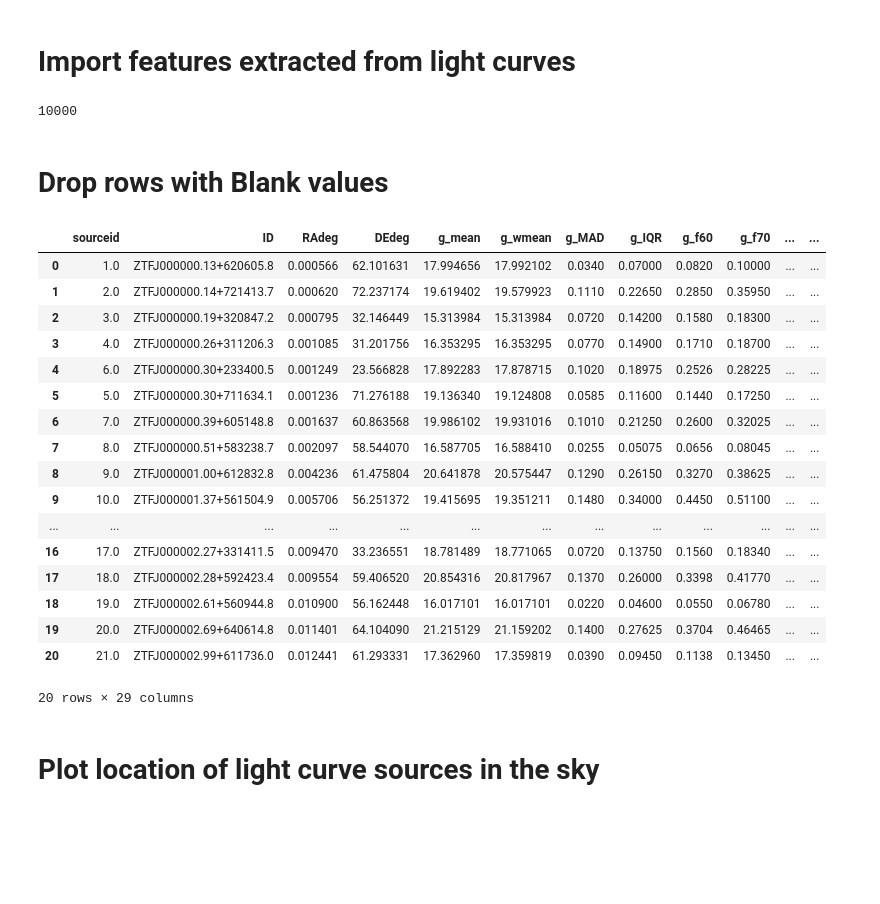
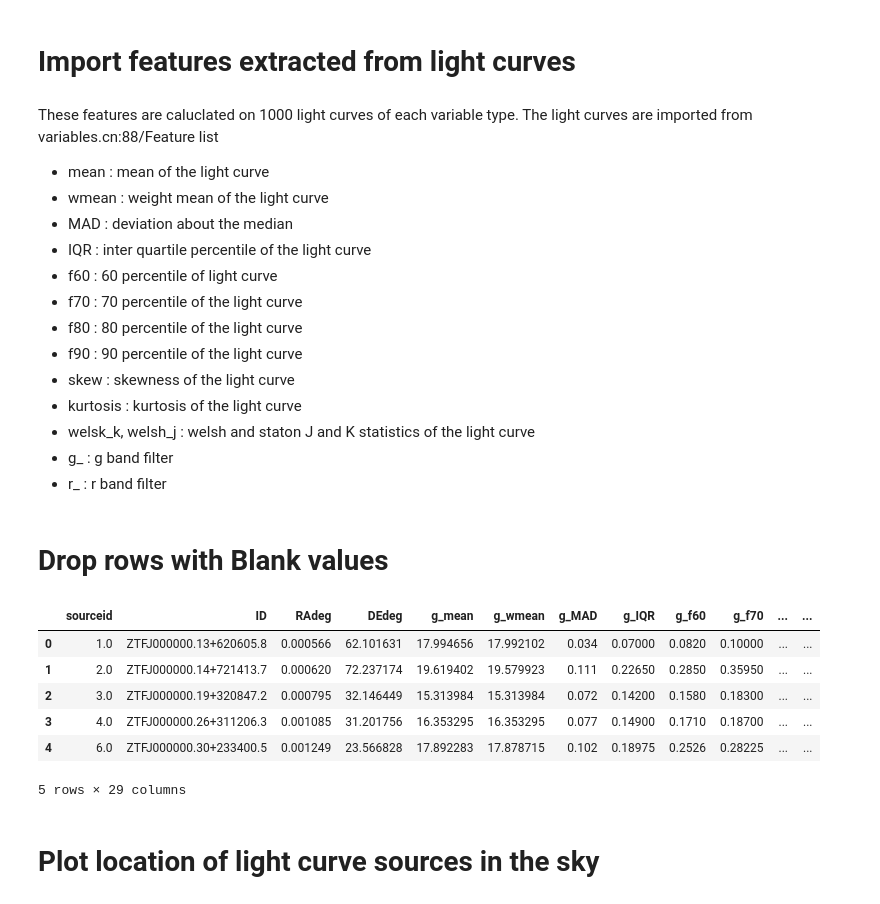
Before and after one commit to truptimr/UCSD-MLE-ZTF, a Jupyter notebook: Extracted_Data_Classifier-BalancedDataset.ipynb, the cells around one changed output. Drawn from its saved outputs; the diff is of its cells as text; code cells hidden in the pictures; blank space fills up the shorter version.

```diff
--- a/Extracted_Data_Classifier-BalancedDataset.ipynb
+++ b/Extracted_Data_Classifier-BalancedDataset.ipynb
@@ -20,36 +22,36 @@ print(label)
 df = pd.read_csv('features10000.csv', header=None, skiprows=1)
 header = pd.read_csv('features10000.csv', header=None, nrows=1)
 df.columns = header.iloc[0]
-# %%
-len(df)
-# %% [output]
-10000
+# %% [markdown]
+These features are caluclated on 1000 light curves of each variable type. The light curves are imported from variables.cn:88/Feature list
+- mean : mean of the light curve
+- wmean : weight mean of the light curve
+- MAD : deviation about the median
+- IQR : inter quartile percentile of the light curve
+- f60 : 60 percentile  of light curve
+- f70 : 70 percentile of the light curve
+- f80 : 80 percentile of the light curve
+- f90 : 90 percentile of the light curve
+- skew : skewness of the light curve
+- kurtosis : kurtosis of the light curve
+- welsk_k, welsh_j : welsh and staton J and K statistics of the light curve
+- g_ : g band filter
+- r_ : r band filter
 # %% [markdown]
 # Drop rows with Blank values
 # %%
 df.replace('', np.nan, inplace=True)
 df.dropna(inplace=True)
 # %%
-df.head(20)
+df.head()
 # %% [output]
 |  | sourceid | ID | RAdeg | DEdeg | g_mean | g_wmean | g_MAD | g_IQR | g_f60 | g_f70 | ... | ... |
-| 0 | 1.0 | ZTFJ000000.13+620605.8 | 0.000566 | 62.101631 | 17.994656 | 17.992102 | 0.0340 | 0.07000 | 0.0820 | 0.10000 | ... | ... |
-| 1 | 2.0 | ZTFJ000000.14+721413.7 | 0.000620 | 72.237174 | 19.619402 | 19.579923 | 0.1110 | 0.22650 | 0.2850 | 0.35950 | ... | ... |
-| 2 | 3.0 | ZTFJ000000.19+320847.2 | 0.000795 | 32.146449 | 15.313984 | 15.313984 | 0.0720 | 0.14200 | 0.1580 | 0.18300 | ... | ... |
-| 3 | 4.0 | ZTFJ000000.26+311206.3 | 0.001085 | 31.201756 | 16.353295 | 16.353295 | 0.0770 | 0.14900 | 0.1710 | 0.18700 | ... | ... |
-| 4 | 6.0 | ZTFJ000000.30+233400.5 | 0.001249 | 23.566828 | 17.892283 | 17.878715 | 0.1020 | 0.18975 | 0.2526 | 0.28225 | ... | ... |
-| 5 | 5.0 | ZTFJ000000.30+711634.1 | 0.001236 | 71.276188 | 19.136340 | 19.124808 | 0.0585 | 0.11600 | 0.1440 | 0.17250 | ... | ... |
-| 6 | 7.0 | ZTFJ000000.39+605148.8 | 0.001637 | 60.863568 | 19.986102 | 19.931016 | 0.1010 | 0.21250 | 0.2600 | 0.32025 | ... | ... |
-| 7 | 8.0 | ZTFJ000000.51+583238.7 | 0.002097 | 58.544070 | 16.587705 | 16.588410 | 0.0255 | 0.05075 | 0.0656 | 0.08045 | ... | ... |
-| 8 | 9.0 | ZTFJ000001.00+612832.8 | 0.004236 | 61.475804 | 20.641878 | 20.575447 | 0.1290 | 0.26150 | 0.3270 | 0.38625 | ... | ... |
-| 9 | 10.0 | ZTFJ000001.37+561504.9 | 0.005706 | 56.251372 | 19.415695 | 19.351211 | 0.1480 | 0.34000 | 0.4450 | 0.51100 | ... | ... |
-| ... | ... | ... | ... | ... | ... | ... | ... | ... | ... | ... | ... | ... |
-| 16 | 17.0 | ZTFJ000002.27+331411.5 | 0.009470 | 33.236551 | 18.781489 | 18.771065 | 0.0720 | 0.13750 | 0.1560 | 0.18340 | ... | ... |
-| 17 | 18.0 | ZTFJ000002.28+592423.4 | 0.009554 | 59.406520 | 20.854316 | 20.817967 | 0.1370 | 0.26000 | 0.3398 | 0.41770 | ... | ... |
-| 18 | 19.0 | ZTFJ000002.61+560944.8 | 0.010900 | 56.162448 | 16.017101 | 16.017101 | 0.0220 | 0.04600 | 0.0550 | 0.06780 | ... | ... |
-| 19 | 20.0 | ZTFJ000002.69+640614.8 | 0.011401 | 64.104090 | 21.215129 | 21.159202 | 0.1400 | 0.27625 | 0.3704 | 0.46465 | ... | ... |
-| 20 | 21.0 | ZTFJ000002.99+611736.0 | 0.012441 | 61.293331 | 17.362960 | 17.359819 | 0.0390 | 0.09450 | 0.1138 | 0.13450 | ... | ... |
+| 0 | 1.0 | ZTFJ000000.13+620605.8 | 0.000566 | 62.101631 | 17.994656 | 17.992102 | 0.034 | 0.07000 | 0.0820 | 0.10000 | ... | ... |
+| 1 | 2.0 | ZTFJ000000.14+721413.7 | 0.000620 | 72.237174 | 19.619402 | 19.579923 | 0.111 | 0.22650 | 0.2850 | 0.35950 | ... | ... |
+| 2 | 3.0 | ZTFJ000000.19+320847.2 | 0.000795 | 32.146449 | 15.313984 | 15.313984 | 0.072 | 0.14200 | 0.1580 | 0.18300 | ... | ... |
+| 3 | 4.0 | ZTFJ000000.26+311206.3 | 0.001085 | 31.201756 | 16.353295 | 16.353295 | 0.077 | 0.14900 | 0.1710 | 0.18700 | ... | ... |
+| 4 | 6.0 | ZTFJ000000.30+233400.5 | 0.001249 | 23.566828 | 17.892283 | 17.878715 | 0.102 | 0.18975 | 0.2526 | 0.28225 | ... | ... |
-20 rows × 29 columns
+5 rows × 29 columns
 # %% [markdown]
 # Plot location of light curve sources in the sky
 # %%
```
Also changed, not shown: parts of 10 cells of this notebook.
